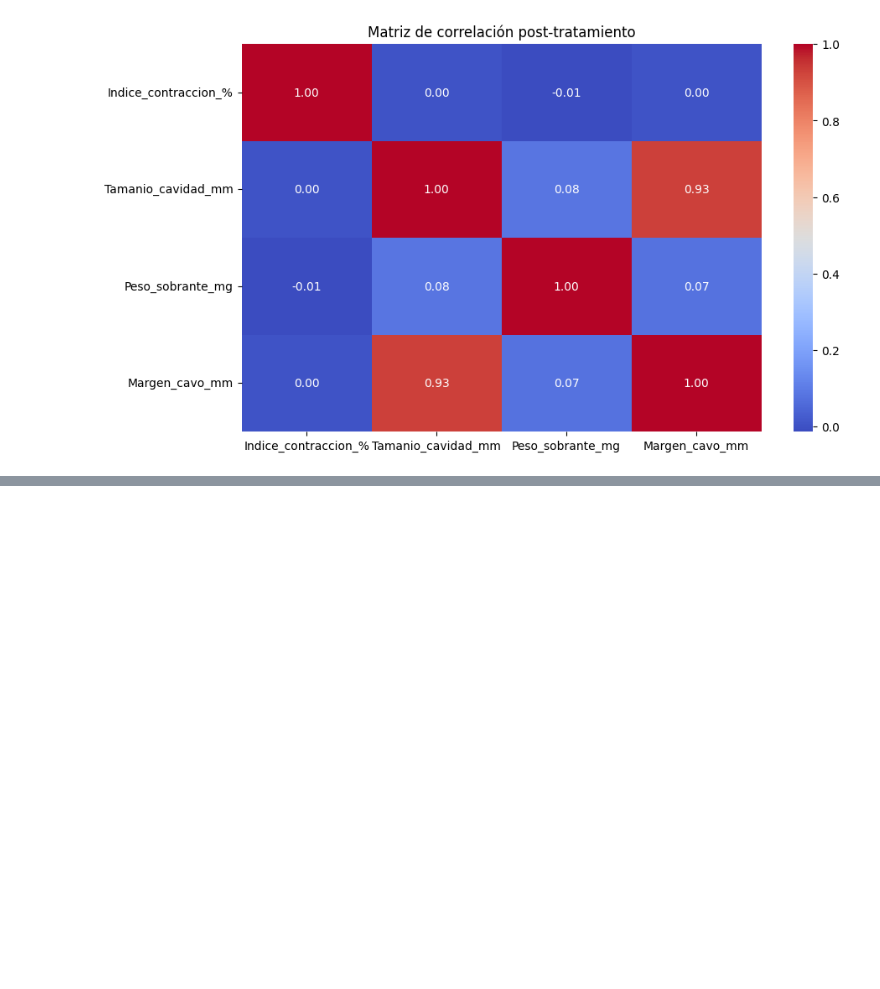
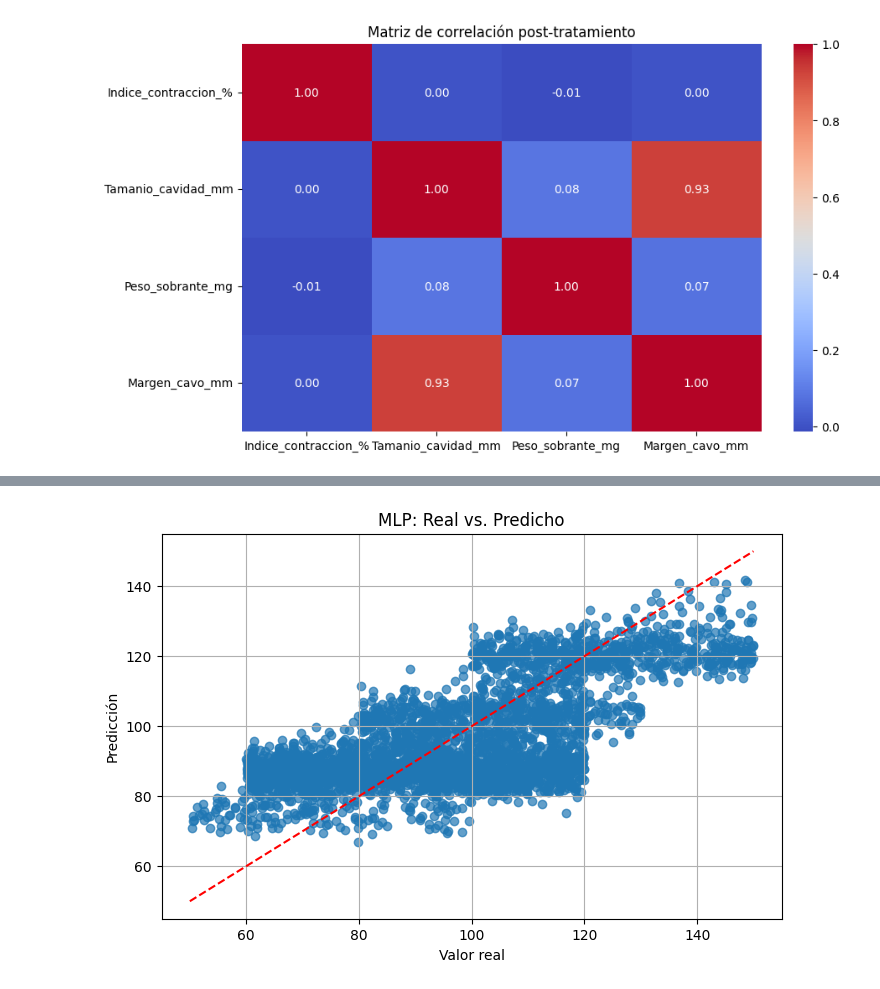
Before and after one commit to omaurtorsac/tgor, a Jupyter notebook: mlp/mlpv2.ipynb, the cells around one changed output, grey strips where cells are left out. Cells and saved outputs as stored; diff of their text form; code cells hidden in the pictures; blank space fills up the shorter version.

```diff
--- a/mlp/mlpv2.ipynb
+++ b/mlp/mlpv2.ipynb
@@ -230 +230,12 @@ MAE : 13.35
 R²  : 0.46
+# %%
+plt.figure(figsize=(8,5))
+plt.scatter(y_test, y_pred, alpha=0.7)
+plt.plot([y.min(), y.max()], [y.min(), y.max()], 'r--')
+plt.xlabel("Valor real")
+plt.ylabel("Predicción")
+plt.title("MLP: Real vs. Predicho")
+plt.grid(True)
+plt.show()
+# %% [output]
+[figure, added]
```
Also changed, not shown: parts of 3 cells of this notebook, 2 other files.
